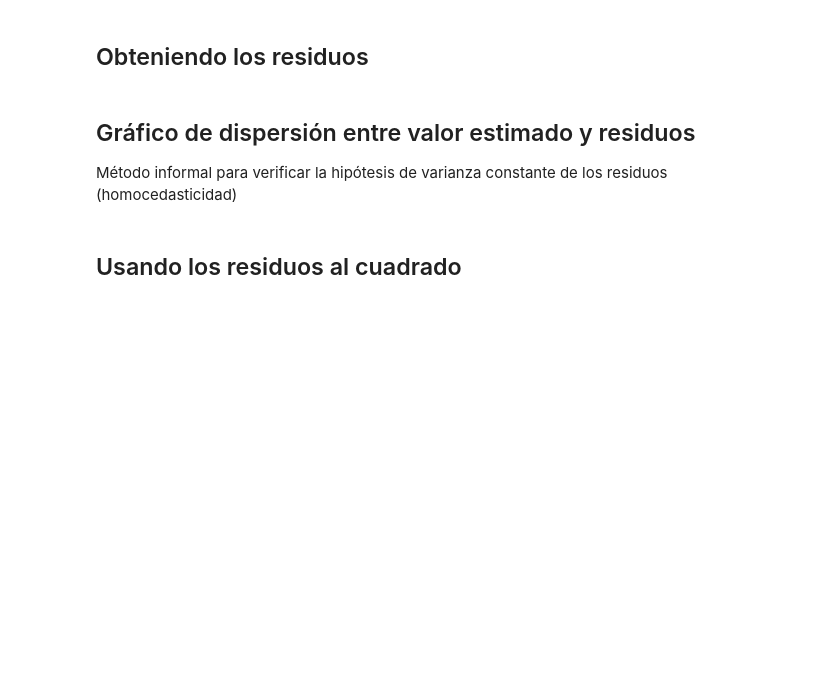
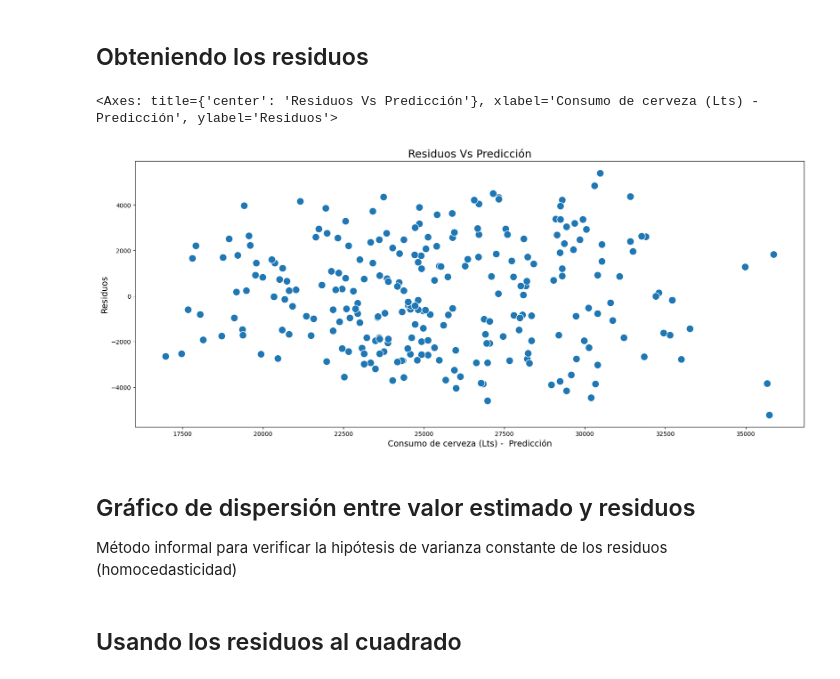
Before and after one commit to JuanPerezMolina/machine_learning_regresion_lineal_correlaciones, a Jupyter notebook: 231102-1_1ml_regresion_lineal_correlaciones.ipynb, the cells around one changed output. Saved outputs shown, nothing was run; the diff lists cells and outputs as text; code cells hidden in the pictures; blank space fills up the shorter version.

```diff
--- a/231102-1_1ml_regresion_lineal_correlaciones.ipynb
+++ b/231102-1_1ml_regresion_lineal_correlaciones.ipynb
@@ -638,5 +659,17 @@ https://seaborn.pydata.org/generated/seaborn.scatterplot.html
 # %% [markdown]
 ## Obteniendo los residuos
+# %%
+residuo = y_train - y_predicho_train
+# %%
+ax = sns.scatterplot(x= y_predicho_train, y = residuo, s=150)
+ax.figure.set_size_inches(20,8)
+ax.set_title('Residuos Vs Predicción', fontsize=18)
+ax.set_xlabel('Consumo de cerveza (Lts) -  Predicción', fontsize = 14)
+ax.set_ylabel('Residuos', fontsize = 14)
+ax
+# %% [output]
+<Axes: title={'center': 'Residuos Vs Predicción'}, xlabel='Consumo de cerveza (Lts) -  Predicción', ylabel='Residuos'>
+[figure, added]
 # %% [markdown]
 ## Gráfico de dispersión entre valor estimado y residuos
 
```
Also changed, not shown: parts of 40 cells of this notebook, 3 other files.
